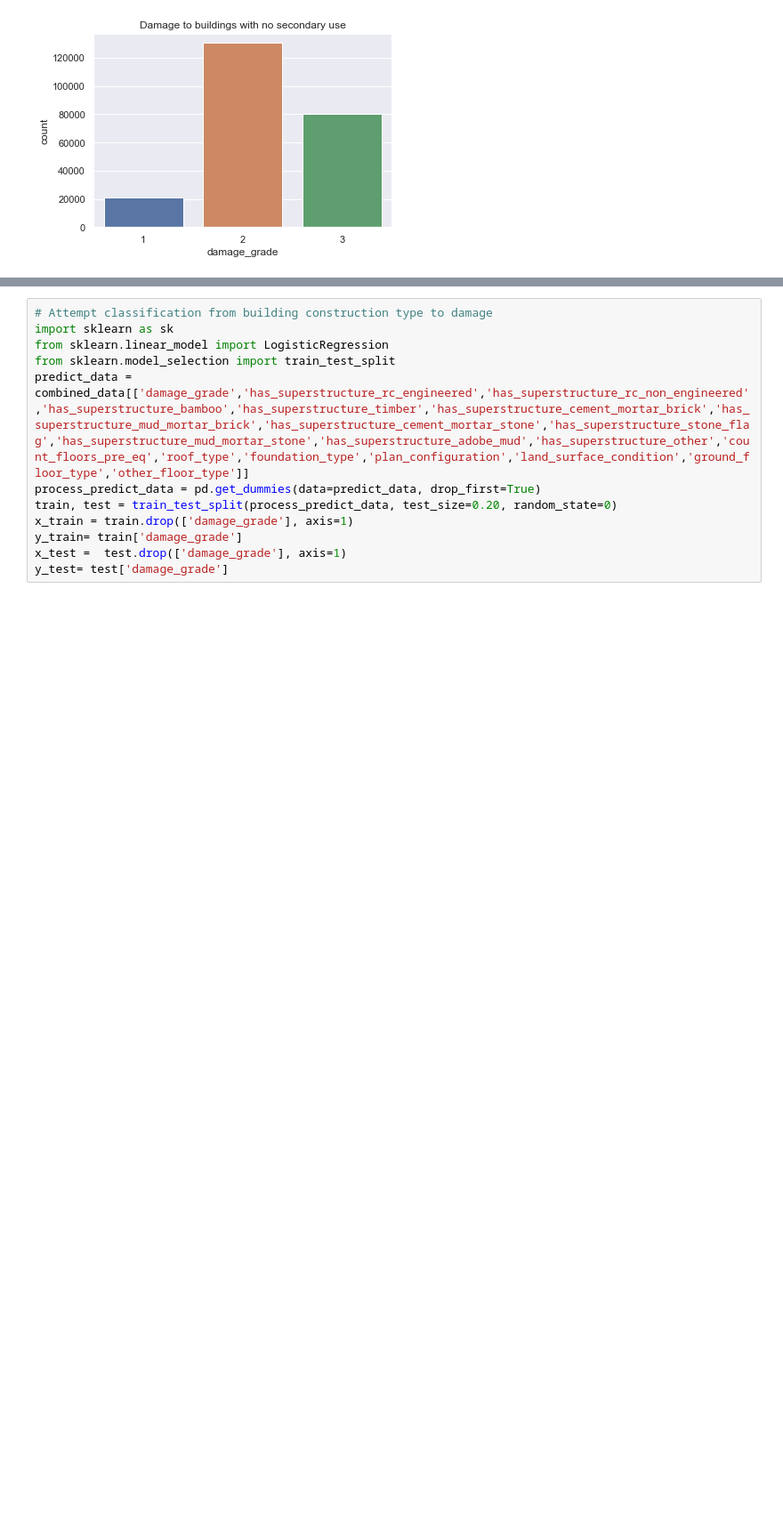
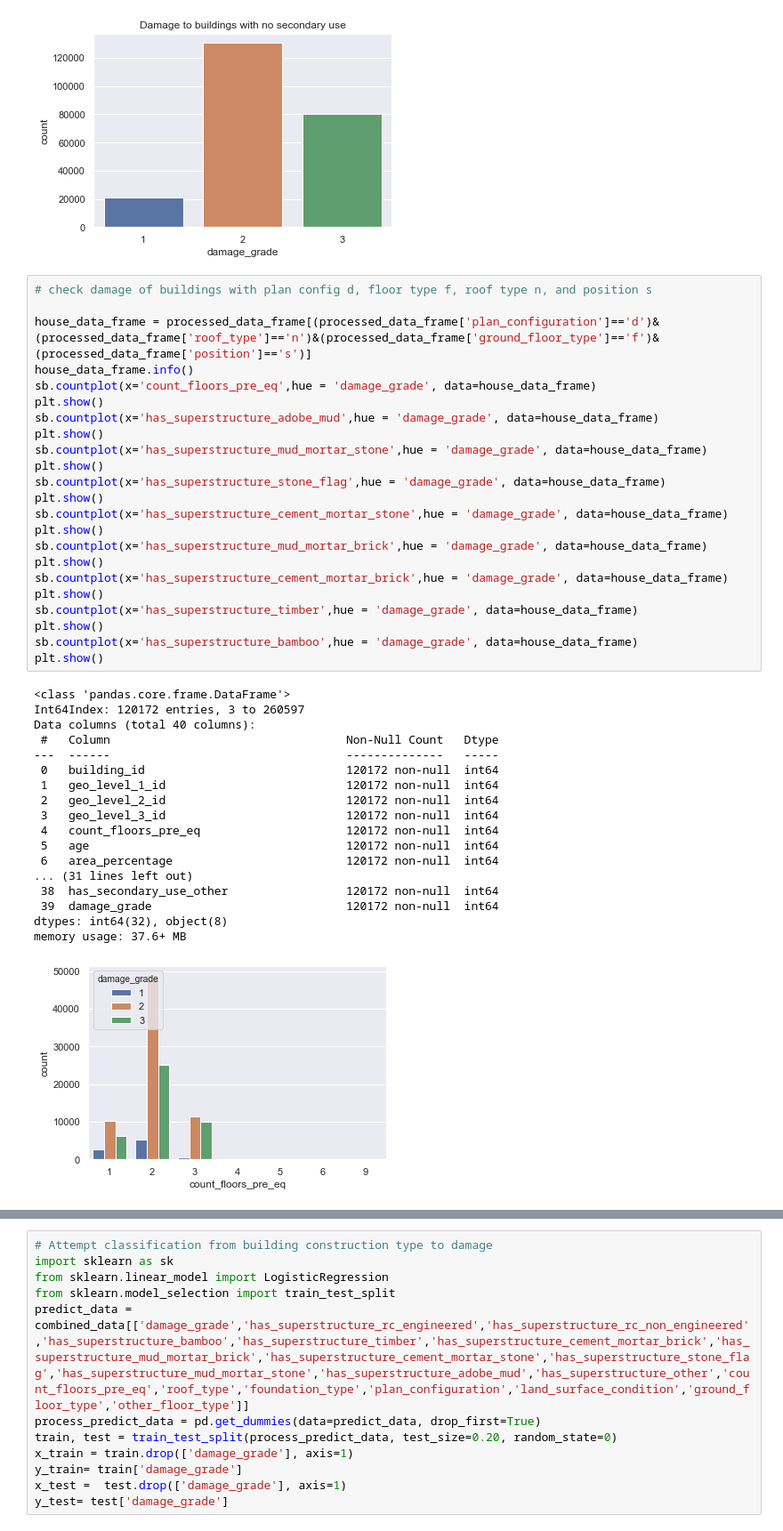
Before and after one commit to jshah39/DataSci, a Jupyter notebook: src/earthquake_elijah.ipynb, the cells around one changed output, grey strips where cells are left out. Shown at 89% size. Cells and saved outputs as stored; diff of their text form; blank space fills up the shorter version.

Commit message:
added analysis of a specific type of building nepal has in majortiy

```diff
--- a/src/earthquake_elijah.ipynb
+++ b/src/earthquake_elijah.ipynb
@@ -263,3 +263,45 @@ ax.set_title("Damage to buildings with no secondary use")
 # %% [output]
 Text(0.5, 1.0, 'Damage to buildings with no secondary use')
 [figure]
+# %%
+# check damage of buildings with plan config d, floor type f, roof type n, and position s
+
+house_data_frame = processed_data_frame[(processed_data_frame['plan_configuration']=='d')&(processed_data_frame['roof_type']=='n')&(processed_data_frame['ground_floor_type']=='f')&(processed_data_frame['position']=='s')]
+house_data_frame.info()
+sb.countplot(x='count_floors_pre_eq',hue = 'damage_grade', data=house_data_frame)
+plt.show()
+sb.countplot(x='has_superstructure_adobe_mud',hue = 'damage_grade', data=house_data_frame)
+plt.show()
+sb.countplot(x='has_superstructure_mud_mortar_stone',hue = 'damage_grade', data=house_data_frame)
+plt.show()
+sb.countplot(x='has_superstructure_stone_flag',hue = 'damage_grade', data=house_data_frame)
+plt.show()
+sb.countplot(x='has_superstructure_cement_mortar_stone',hue = 'damage_grade', data=house_data_frame)
+plt.show()
+sb.countplot(x='has_superstructure_mud_mortar_brick',hue = 'damage_grade', data=house_data_frame)
+plt.show()
+sb.countplot(x='has_superstructure_cement_mortar_brick',hue = 'damage_grade', data=house_data_frame)
+plt.show()
+sb.countplot(x='has_superstructure_timber',hue = 'damage_grade', data=house_data_frame)
+plt.show()
+sb.countplot(x='has_superstructure_bamboo',hue = 'damage_grade', data=house_data_frame)
+plt.show()
+# %% [output]
+<class 'pandas.core.frame.DataFrame'>
+Int64Index: 120172 entries, 3 to 260597
+Data columns (total 40 columns):
+ #   Column                                  Non-Null Count   Dtype
+---  ------                                  --------------   -----
+ 0   building_id                             120172 non-null  int64
+ 1   geo_level_1_id                          120172 non-null  int64
+ 2   geo_level_2_id                          120172 non-null  int64
+ 3   geo_level_3_id                          120172 non-null  int64
+ 4   count_floors_pre_eq                     120172 non-null  int64
+ 5   age                                     120172 non-null  int64
+ 6   area_percentage                         120172 non-null  int64
+... (31 lines left out)
+ 38  has_secondary_use_other                 120172 non-null  int64
+ 39  damage_grade                            120172 non-null  int64
+dtypes: int64(32), object(8)
+memory usage: 37.6+ MB
+[figure, added]
```
Also changed, not shown: parts of 8 cells of this notebook.
